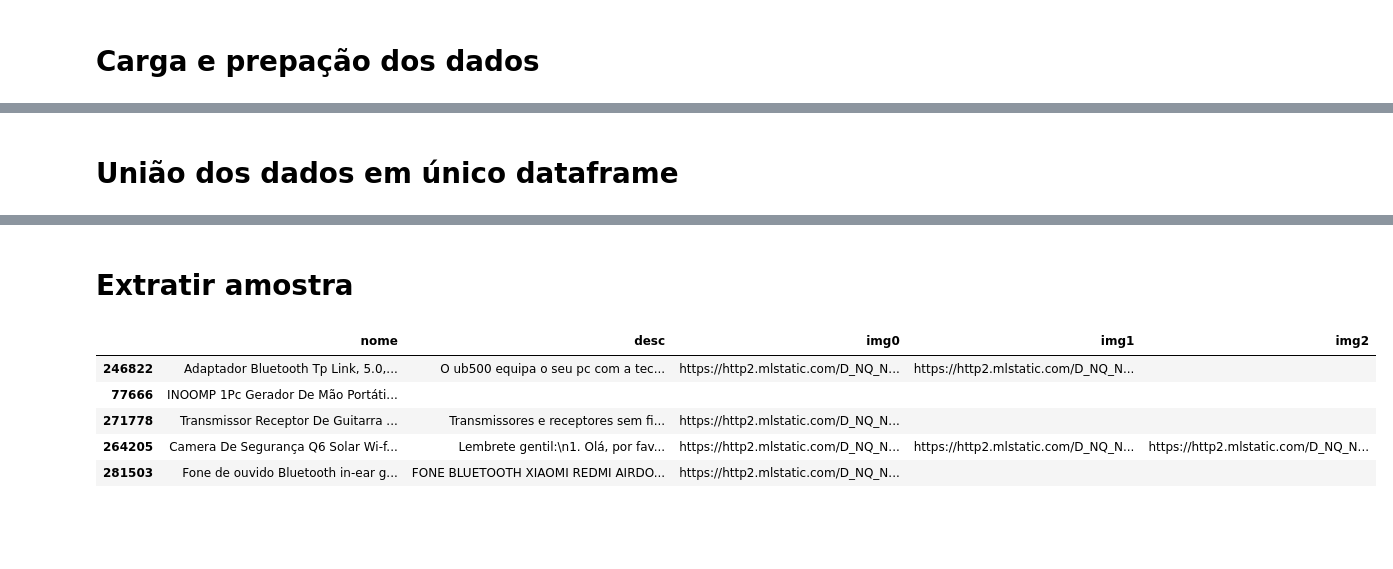
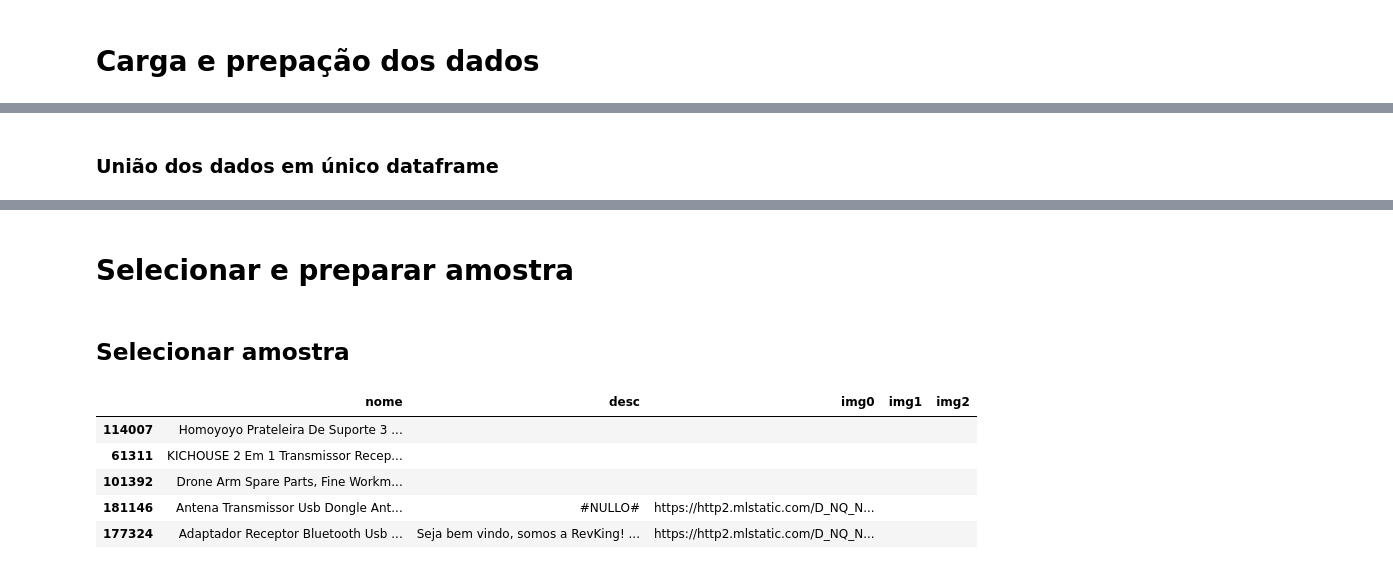
Before and after one commit to InovaFiscaliza/dados-pacp, a Jupyter notebook: sch/notebooks/11_extract_samples_to_label.ipynb, the cells around one changed output, grey strips where cells are left out. Cells and saved outputs as stored; diff of their text form; code cells hidden in the pictures; blank space fills up the shorter version.

```diff
--- a/sch/notebooks/11_extract_samples_to_label.ipynb
+++ b/sch/notebooks/11_extract_samples_to_label.ipynb
@@ -128,8 +172,10 @@ df_ml.sample(5)
 # %% [markdown]
-# União dos dados em único dataframe
+### União dos dados em único dataframe
 # %%
 df_anuncios = pd.concat([df_amazon, df_magalu, df_ml])
+df_anuncios = df_anuncios.drop_duplicates(subset='nome')
 df_anuncios = df_anuncios.reset_index(drop=True)
+df_anuncios.to_parquet(FILE_ANUNCIOS)
 df_anuncios.head(5)
 # %% [output]
 |  | link | nome | desc | img0 | img1 | img2 |
@@ -143,13 +187,15 @@ df_anuncios.to_parquet('../datasets/anuncios.parquet')
 # %% [markdown]
-# Extratir amostra
+# Selecionar e preparar amostra
+# %% [markdown]
+## Selecionar amostra
 # %%
 n_samples = 20000
-df_sample_to_label = df_anuncios.iloc[:,1:].sample(n_samples,random_state=111)
-df_sample_to_label.head()
+df_samples_to_label = df_anuncios.iloc[:,1:].sample(n_samples,random_state=111)
+df_samples_to_label.head()
 # %% [output]
 |  | nome | desc | img0 | img1 | img2 |
-| 246822 | Adaptador Bluetooth Tp Link, 5.0,... | O ub500 equipa o seu pc com a tec... | https://http2.mlstatic.com/D_NQ_N... | https://http2.mlstatic.com/D_NQ_N... |  |
-| 77666 | INOOMP 1Pc Gerador De Mão Portáti... |  |  |  |  |
-| 271778 | Transmissor Receptor De Guitarra ... | Transmissores e receptores sem fi... | https://http2.mlstatic.com/D_NQ_N... |  |  |
-| 264205 | Camera De Segurança Q6 Solar Wi-f... | Lembrete gentil:\n1. Olá, por fav... | https://http2.mlstatic.com/D_NQ_N... | https://http2.mlstatic.com/D_NQ_N... | https://http2.mlstatic.com/D_NQ_N... |
-| 281503 | Fone de ouvido Bluetooth in-ear g... | FONE BLUETOOTH XIAOMI REDMI AIRDO... | https://http2.mlstatic.com/D_NQ_N... |  |  |
+| 114007 | Homoyoyo Prateleira De Suporte 3 ... |  |  |  |  |
+| 61311 | KICHOUSE 2 Em 1 Transmissor Recep... |  |  |  |  |
+| 101392 | Drone Arm Spare Parts, Fine Workm... |  |  |  |  |
+| 181146 | Antena Transmissor Usb Dongle Ant... | #NULLO# | https://http2.mlstatic.com/D_NQ_N... |  |  |
+| 177324 | Adaptador Receptor Bluetooth Usb ... | Seja bem vindo, somos a RevKing! ... | https://http2.mlstatic.com/D_NQ_N... |  |  |
```
Also changed, not shown: parts of 21 cells of this notebook.
